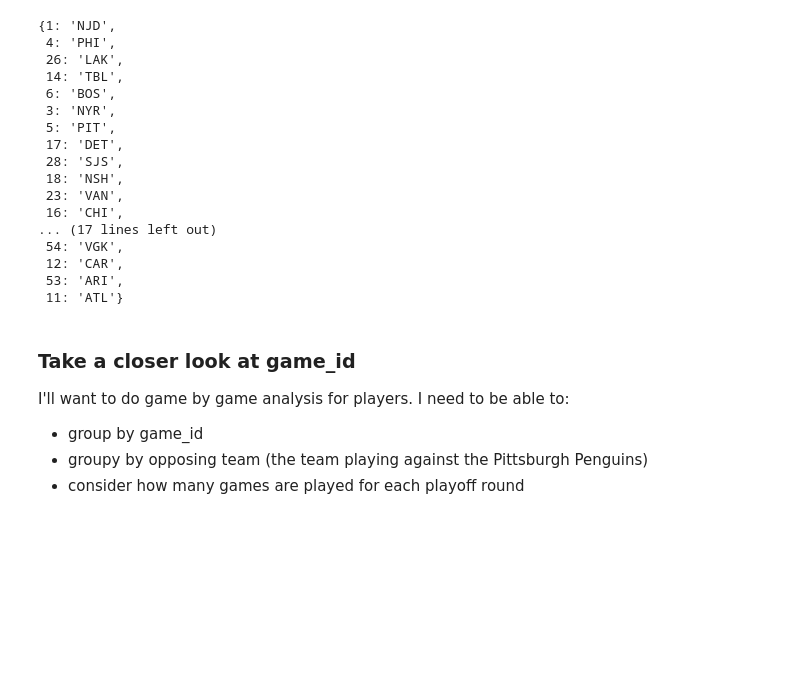
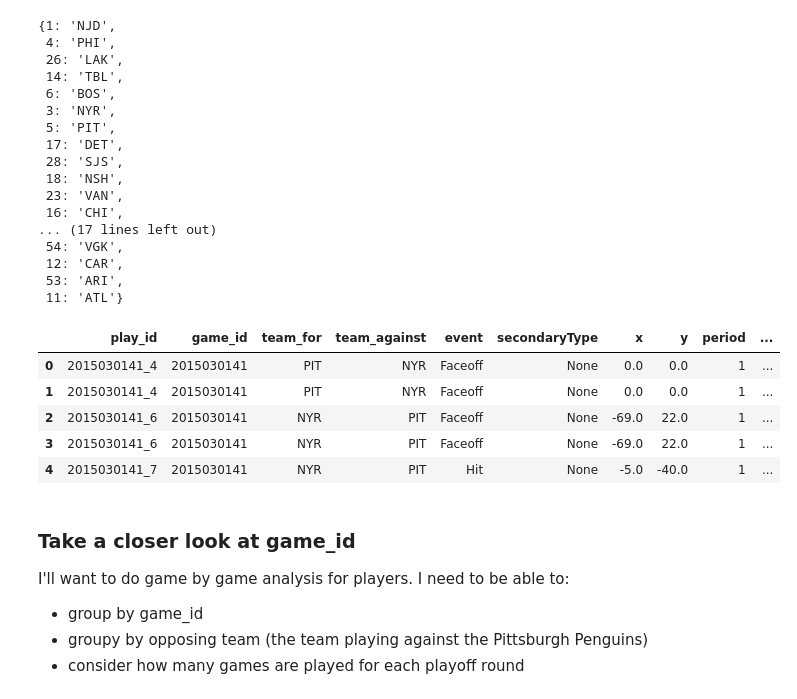
Before and after one commit to boncz/PenguinsHockeyAnalysis, a Jupyter notebook: PensPlayoffAnalysis.ipynb, the cells around one changed output. Drawn from its saved outputs; the diff is of its cells as text; code cells hidden in the pictures; blank space fills up the shorter version.

```diff
--- a/PensPlayoffAnalysis.ipynb
+++ b/PensPlayoffAnalysis.ipynb
@@ -210,6 +230,15 @@ for df in dfs:
 #reassign to original df names
 pens_2016_playoff_df = fixed_playoff_dfs[0]
 pens_2017_playoff_df = fixed_playoff_dfs[1]
+# %%
+pens_2016_playoff_df.head()
+# %% [output]
+|  | play_id | game_id | team_for | team_against | event | secondaryType | x | y | period | ... |
+| 0 | 2015030141_4 | 2015030141 | PIT | NYR | Faceoff | None | 0.0 | 0.0 | 1 | ... |
+| 1 | 2015030141_4 | 2015030141 | PIT | NYR | Faceoff | None | 0.0 | 0.0 | 1 | ... |
+| 2 | 2015030141_6 | 2015030141 | NYR | PIT | Faceoff | None | -69.0 | 22.0 | 1 | ... |
+| 3 | 2015030141_6 | 2015030141 | NYR | PIT | Faceoff | None | -69.0 | 22.0 | 1 | ... |
+| 4 | 2015030141_7 | 2015030141 | NYR | PIT | Hit | None | -5.0 | -40.0 | 1 | ... |
 # %% [markdown]
 ### Take a closer look at game_id
 I'll want to do game by game analysis for players. I need to be able to:
```
Also changed, not shown: parts of 21 cells of this notebook.
